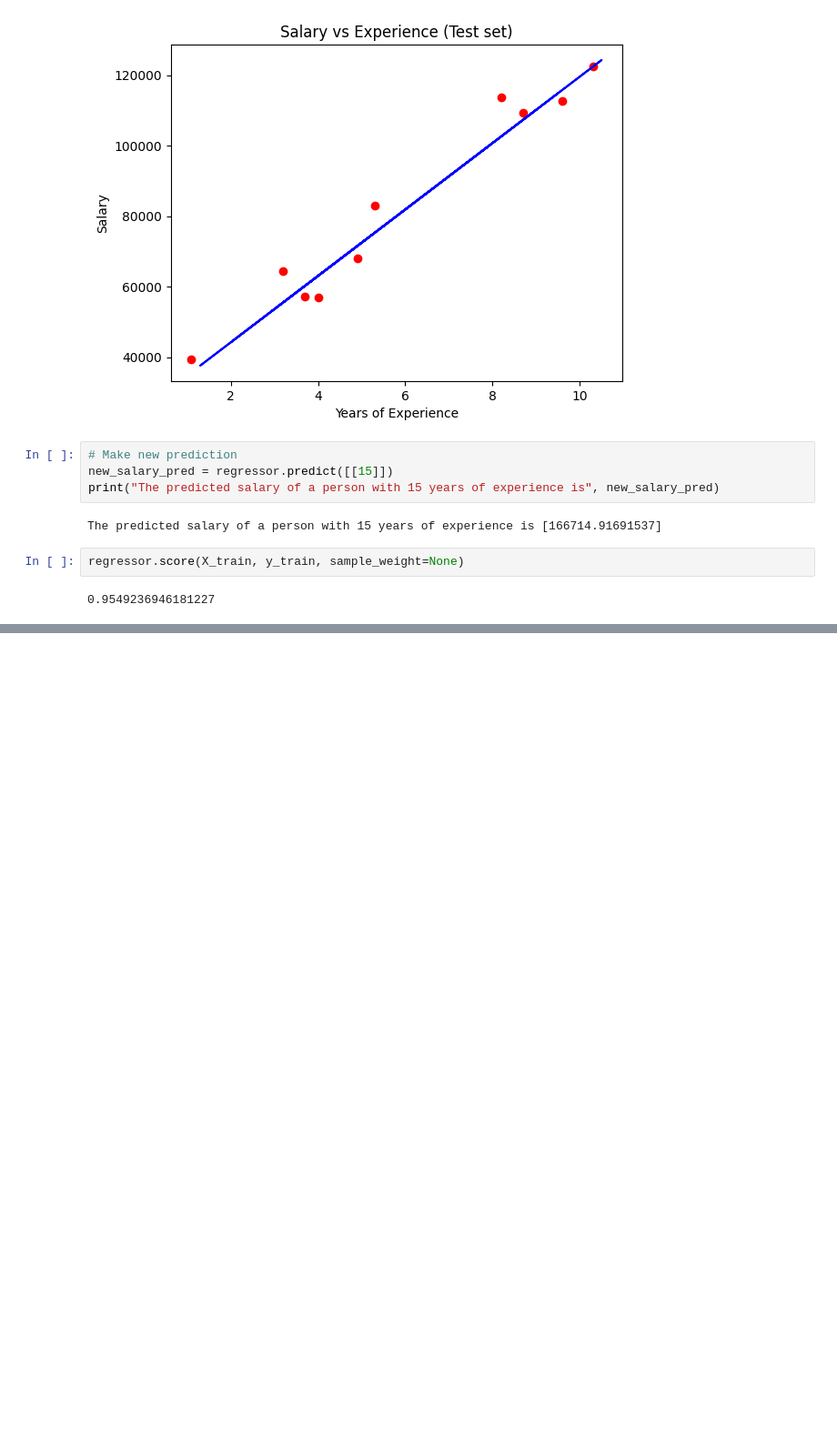
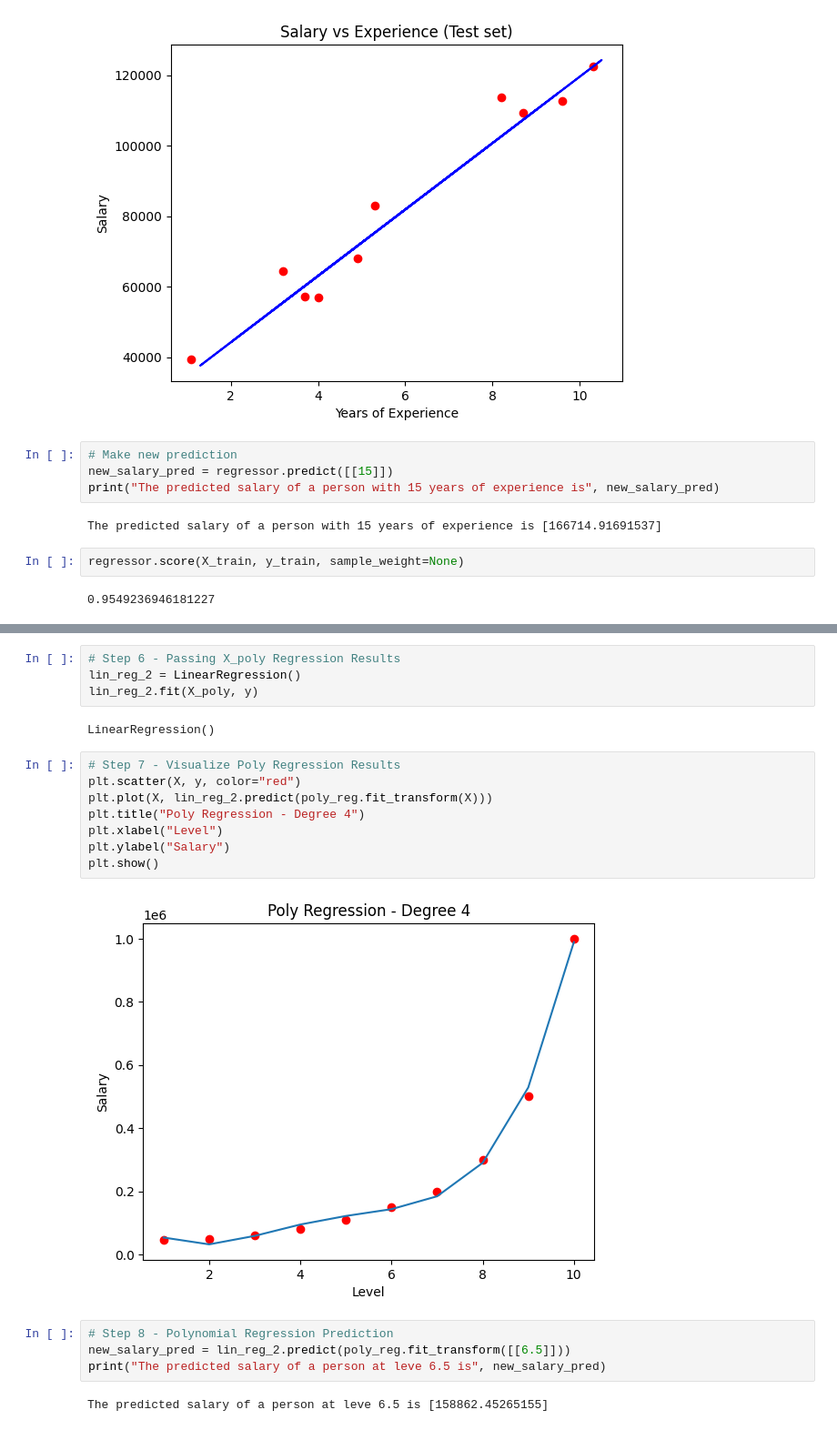
Before and after one commit to SoheilBadri2000/DataScience1, a Jupyter notebook: 4.ipynb, the cells around one changed output, grey strips where cells are left out. Shown at 91% size. Cells and saved outputs as stored; diff of their text form; blank space fills up the shorter version.

```diff
--- a/4.ipynb
+++ b/4.ipynb
@@ -250,0 +377,22 @@ regressor.score(X_train, y_train, sample_weight=None)
+# %%
+# Step 6 - Passing X_poly Regression Results
+lin_reg_2 = LinearRegression()
+lin_reg_2.fit(X_poly, y)
+# %% [output]
+LinearRegression()
+# %%
+# Step 7 - Visualize Poly Regression Results
+plt.scatter(X, y, color="red")
+plt.plot(X, lin_reg_2.predict(poly_reg.fit_transform(X)))
+plt.title("Poly Regression - Degree 4")
+plt.xlabel("Level")
+plt.ylabel("Salary")
+plt.show()
+# %% [output]
+[figure, added]
+# %%
+# Step 8 - Polynomial Regression Prediction
+new_salary_pred = lin_reg_2.predict(poly_reg.fit_transform([[6.5]]))
+print("The predicted salary of a person at leve 6.5 is", new_salary_pred)
+# %% [output]
+The predicted salary of a person at leve 6.5 is [158862.45265155]
```
Also changed, not shown: parts of 22 cells of this notebook.
